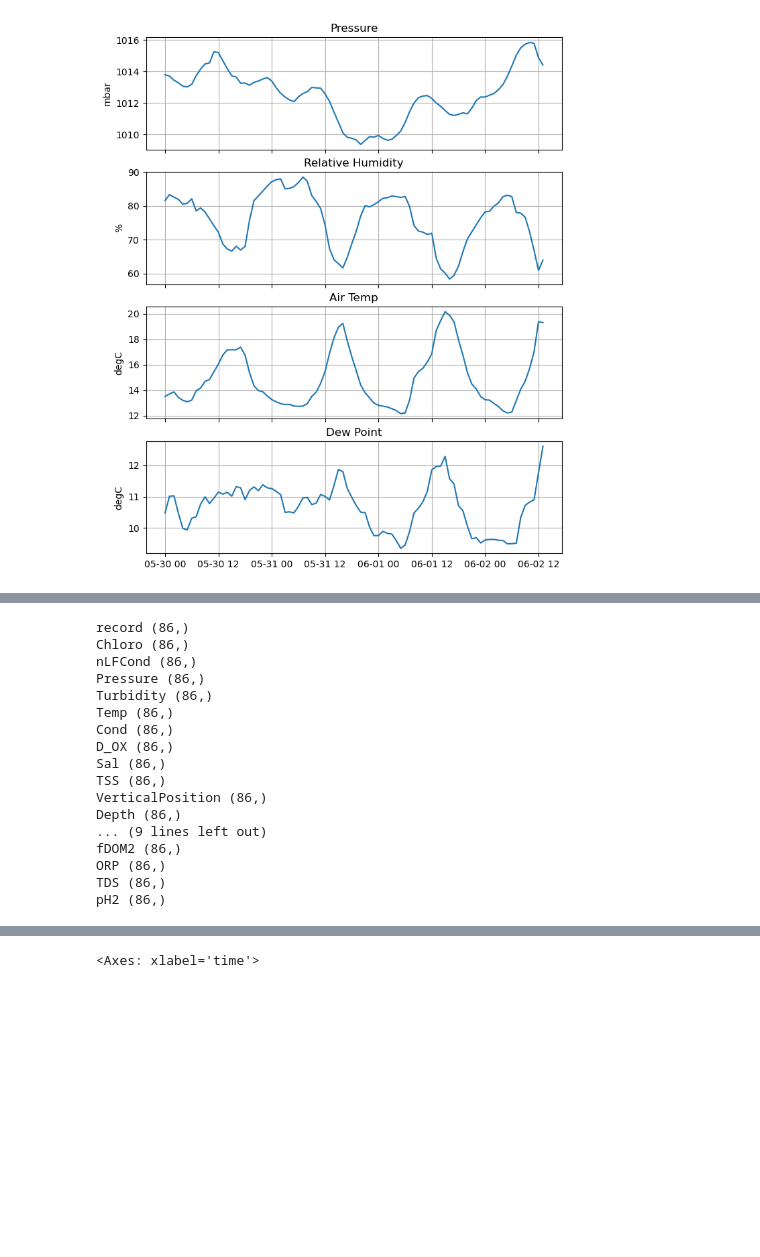
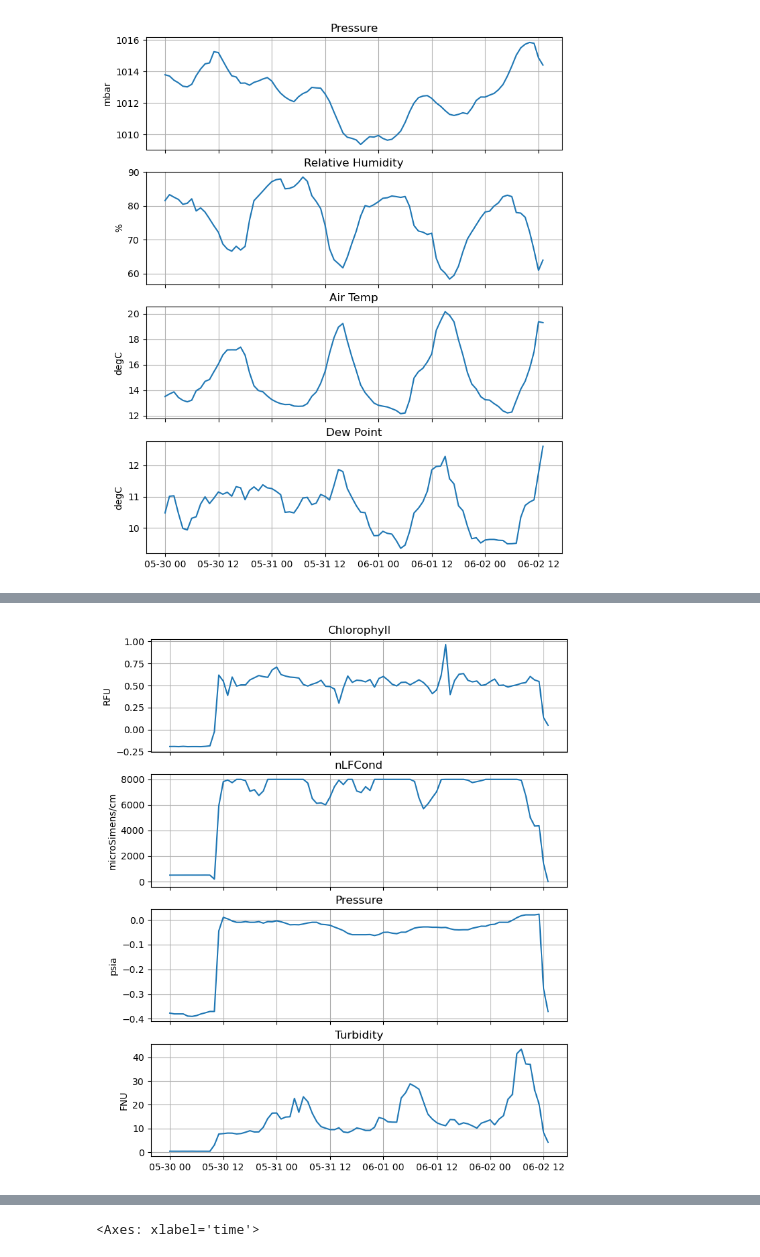
Before and after one commit to sscopazzi/Cal_Poly_Maritime_Academy_Research_Buoy, a Jupyter notebook: python_code/reorganized_deployment_test.ipynb, the cells around one changed output, grey strips where cells are left out. Drawn from its saved outputs; the diff is of its cells as text; code cells hidden in the pictures; blank space fills up the shorter version.

```diff
--- a/python_code/reorganized_deployment_test.ipynb
+++ b/python_code/reorganized_deployment_test.ipynb
@@ -306,41 +313,24 @@ KeyError: '2023-05-28'
 # %%
+# only four for now, will do more later
+fig,ax = plt.subplots(ncols=1,nrows=4,figsize=(8,10),sharex=True)
 
+ax[0].plot(exo_hr.index,exo_hr.Chloro)
+ax[0].set_ylabel('RFU')
+ax[0].set_title('Chlorophyll')
 
-# fig,ax = plt.subplots(ncols=1,nrows=4,figsize=(8,10),sharex=True)
+ax[1].plot(exo_hr.index,exo_hr.nLFCond)
+ax[1].set_ylabel('microSimens/cm')
+ax[1].set_title('nLFCond')
 
-# ax[0].plot(dlexo_hr.index,dlexo_hr.Chloro)
-# ax[0].set_ylabel('RFU')
-# ax[0].set_title('Chlorophyll')
+ax[2].plot(exo_hr.index,exo_hr.Pressure)
+ax[2].set_ylabel('psia')
+ax[2].set_title('Pressure')
 
-# ax[1].plot(dlexo_hr.index,dlexo_hr.nLFCond)
-# ax[1].set_ylabel('microSimens/cm')
-# ax[1].set_title('nLFCond')
+ax[3].plot(exo_hr.index,exo_hr.Turbidity)
+ax[3].set_ylabel('FNU')
+ax[3].set_title('Turbidity')
 
-# ax[2].plot(dlexo_hr.index,dlexo_hr.Pressure)
-# ax[2].set_ylabel('psia')
-# ax[2].set_title('Pressure')
-
-# ax[3].plot(dlexo_hr.index,dlexo_hr.Turbidity)
-# ax[3].set_ylabel('FNU')
-# ax[3].set_title('Turbidity')
-
-# ax[0].grid(),ax[1].grid(),ax[2].grid(),ax[3].grid();
+ax[0].grid(),ax[1].grid(),ax[2].grid(),ax[3].grid();
 # %% [output]
-record (86,)
-Chloro (86,)
-nLFCond (86,)
-Pressure (86,)
-Turbidity (86,)
-Temp (86,)
-Cond (86,)
-D_OX (86,)
-Sal (86,)
-TSS (86,)
-VerticalPosition (86,)
-Depth (86,)
-... (9 lines left out)
-fDOM2 (86,)
-ORP (86,)
-TDS (86,)
-pH2 (86,)
+[figure, added]
 # %%
```
Also changed, not shown: parts of 11 cells of this notebook.
